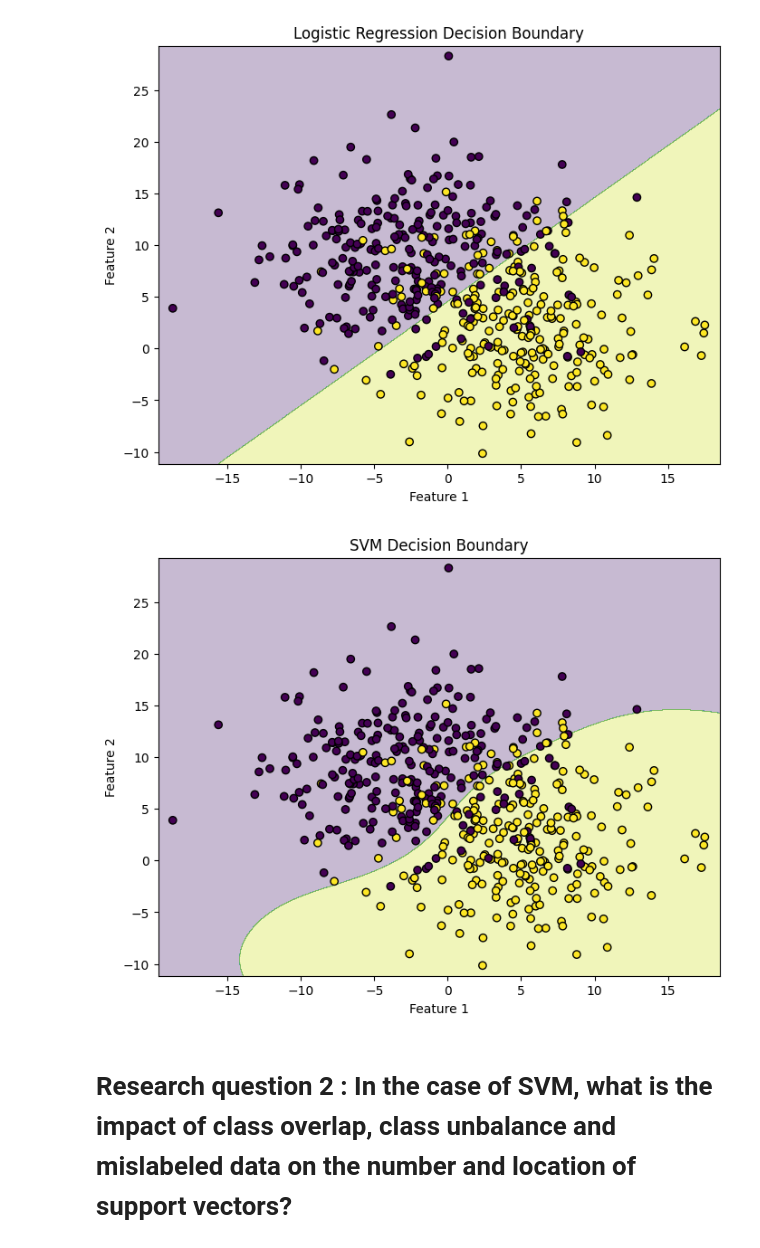
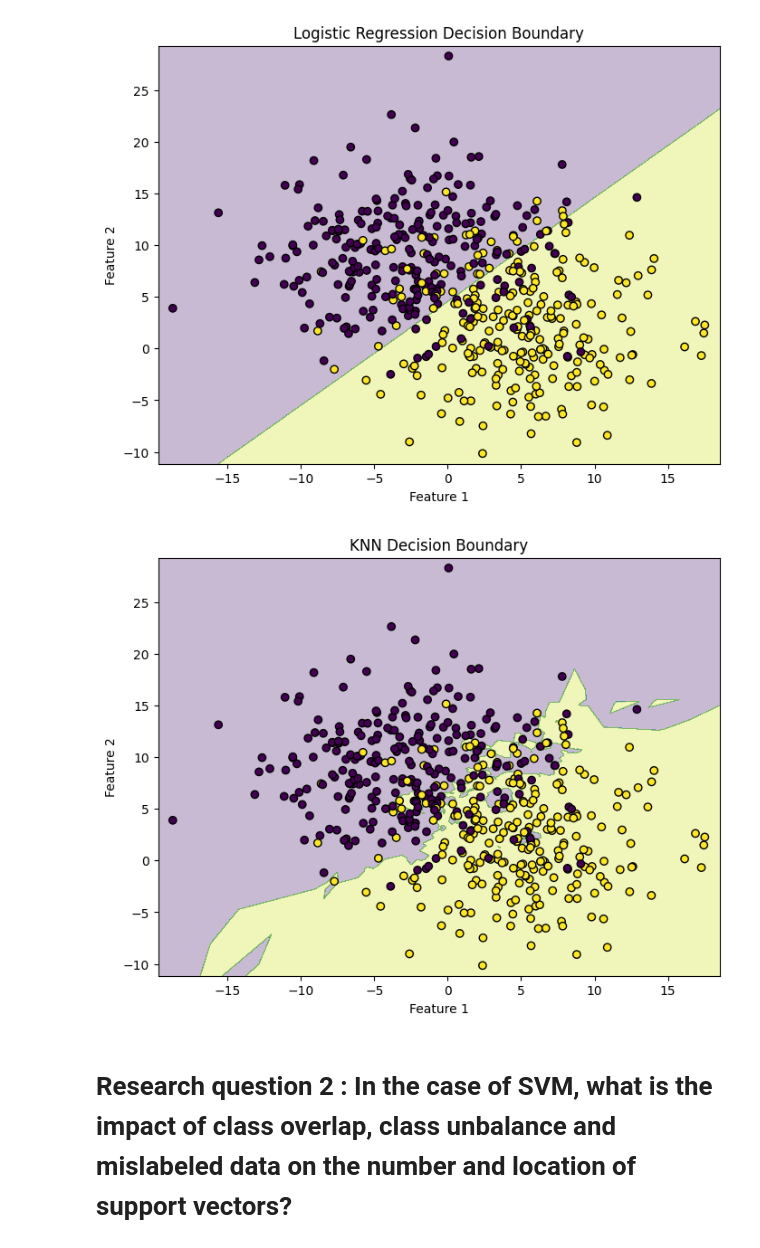
Before and after one commit to meryla/sfml-project, a Jupyter notebook: sfml.ipynb, the cells around one changed output. Saved outputs shown, nothing was run; the diff lists cells and outputs as text; code cells hidden in the pictures.

```diff
--- a/sfml.ipynb
+++ b/sfml.ipynb
@@ -124,11 +125,16 @@ log_reg.fit(X_train_scaled, y_train)
 LogisticRegression()
 # %%
 ##################1️⃣RESEARCH Q11️⃣##########################
-# Create the Support Vector Machine model
+# Create the 🪩KNN🪩 model
 
-svm_model = SVC()
+knn_model = KNeighborsClassifier(
+    n_neighbors=5
+)
 
-# Train the SVM model
+# Train the KNN model
 
-svm_model.fit(X_train_scaled, y_train)
+knn_model.fit(
+    X_train_scaled,
+    y_train
+)
 # %% [output]
@@ -220,39 +226,39 @@ plt.show()
 ##################1️⃣RESEARCH Q11️⃣##########################
 # Predict values across the grid
 
-Z = svm_model.predict(
+Z = knn_model.predict(
     scaler.transform(
         np.c_[xx.ravel(), yy.ravel()]
     )
 )
 
 # Reshape predictions
 
 Z = Z.reshape(xx.shape)
 
 # Plot decision boundary
 
 plt.figure(figsize=(8,6))
 
 plt.contourf(xx, yy, Z, alpha=0.3)
 
 # Plot data points
 
 plt.scatter(
     X[:,0],
     X[:,1],
     c=y,
     edgecolors='k'
 )
 
-plt.title("SVM Decision Boundary")
+plt.title("KNN Decision Boundary")
 
 plt.xlabel("Feature 1")
 plt.ylabel("Feature 2")
 
 plt.show()
 # %% [output]
-[figure, old version]
+[figure, new version]
 # %% [markdown]
 # Research question 2 : In the case of SVM, what is the impact of class overlap, class unbalance and mislabeled data on the number and location of support vectors?
 # %%
```
Also changed, not shown: parts of 7 cells of this notebook.
